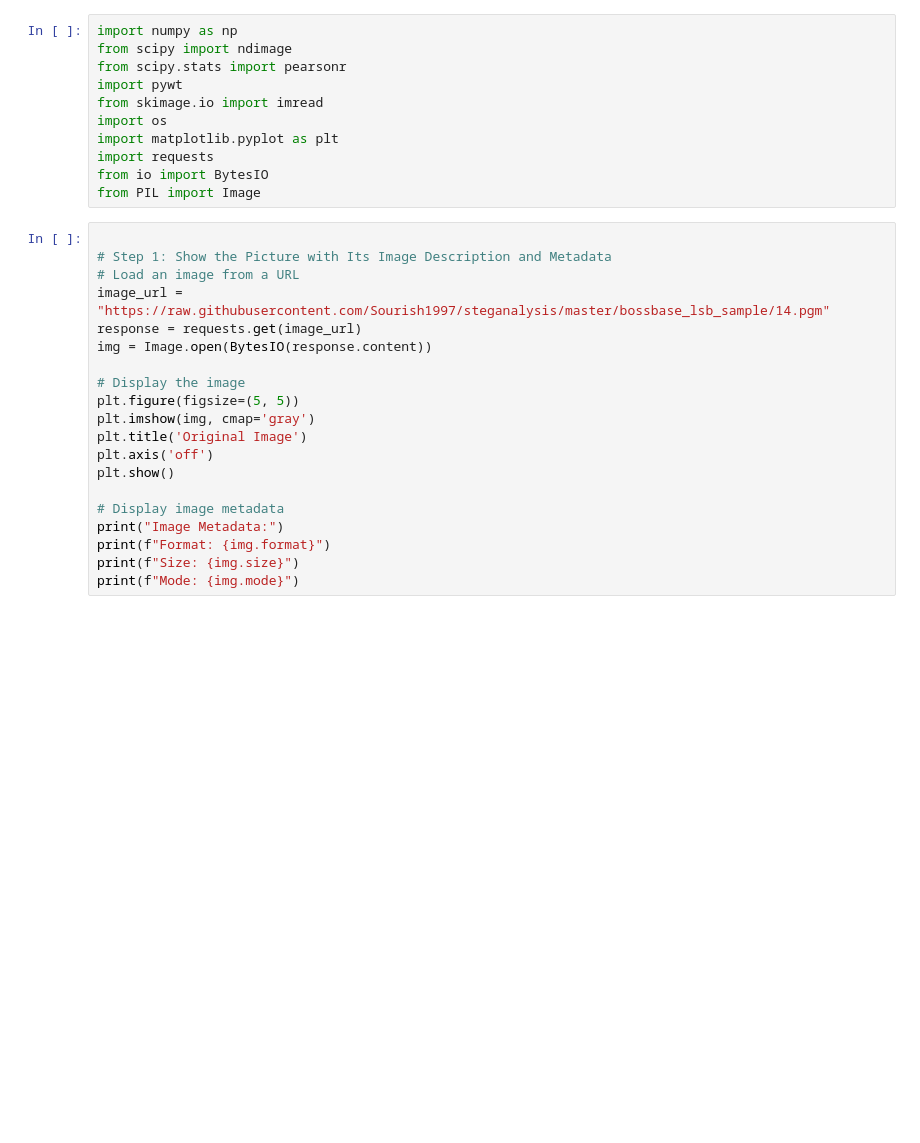
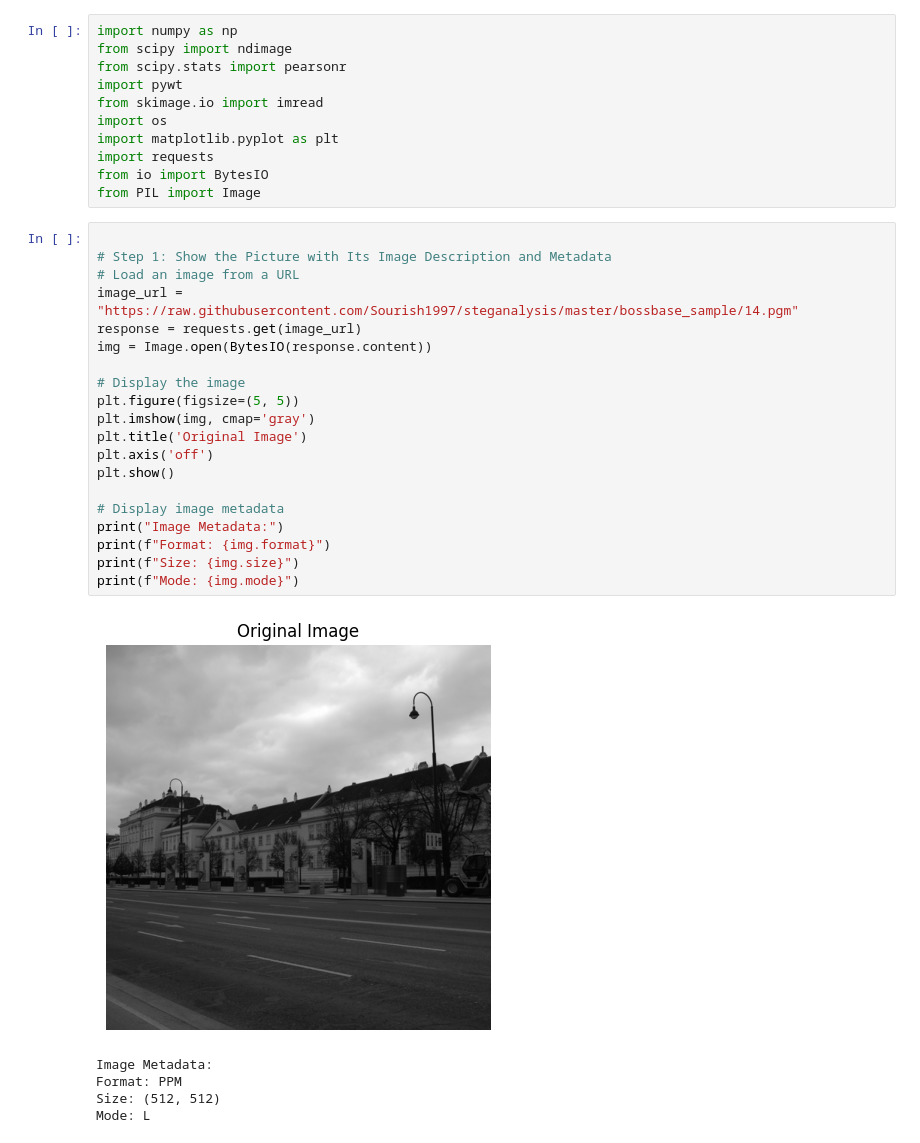
Before and after one commit to danjethh/steg_analysis, a Jupyter notebook: image_processing_main_v2.ipynb, the cells around one changed output. Cells and saved outputs as stored; diff of their text form; blank space fills up the shorter version.

```diff
--- a/image_processing_main_v2.ipynb
+++ b/image_processing_main_v2.ipynb
@@ -16,23 +23,29 @@ from PIL import Image
 # %%
 
 # Step 1: Show the Picture with Its Image Description and Metadata
 # Load an image from a URL
-image_url = "https://raw.githubusercontent.com/Sourish1997/steganalysis/master/bossbase_lsb_sample/14.pgm"
+image_url = "https://raw.githubusercontent.com/Sourish1997/steganalysis/master/bossbase_sample/14.pgm"
 response = requests.get(image_url)
 img = Image.open(BytesIO(response.content))
 
 # Display the image
 plt.figure(figsize=(5, 5))
 plt.imshow(img, cmap='gray')
 plt.title('Original Image')
 plt.axis('off')
 plt.show()
 
 # Display image metadata
 print("Image Metadata:")
 print(f"Format: {img.format}")
 print(f"Size: {img.size}")
 print(f"Mode: {img.mode}")
+# %% [output]
+[figure, added]
+Image Metadata:
+Format: PPM
+Size: (512, 512)
+Mode: L
 # %%
 # Step 2: Show the Pixel Number Array and Pixel Intensity Distribution
 # Convert image to grayscale array
```
Also changed, not shown: parts of 4 cells of this notebook.
